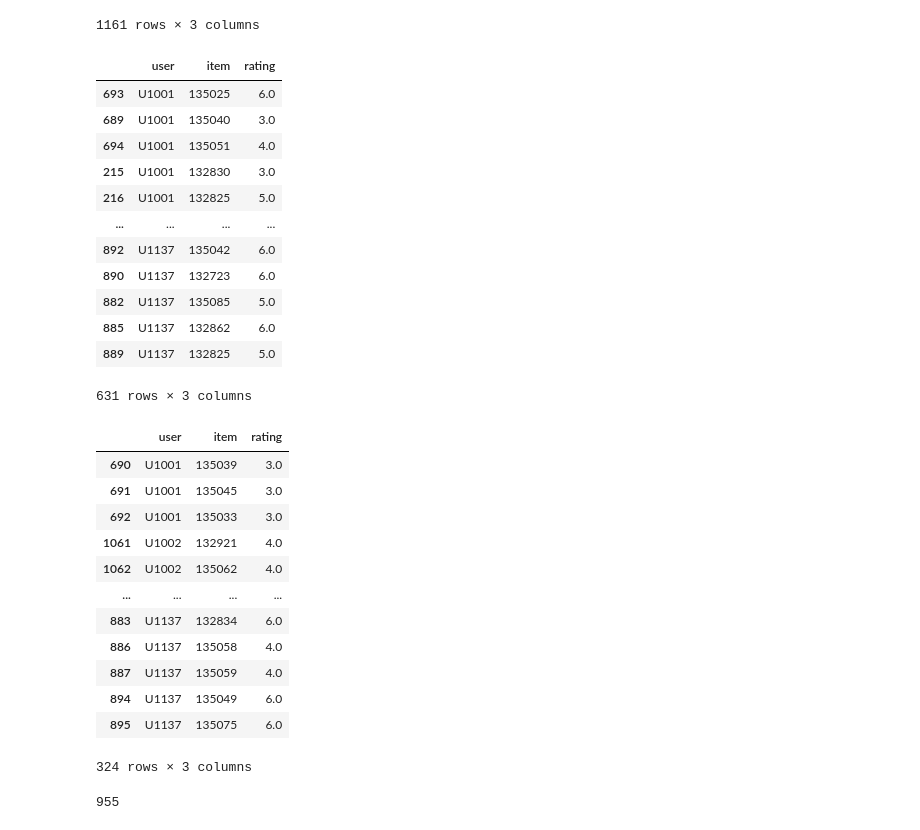
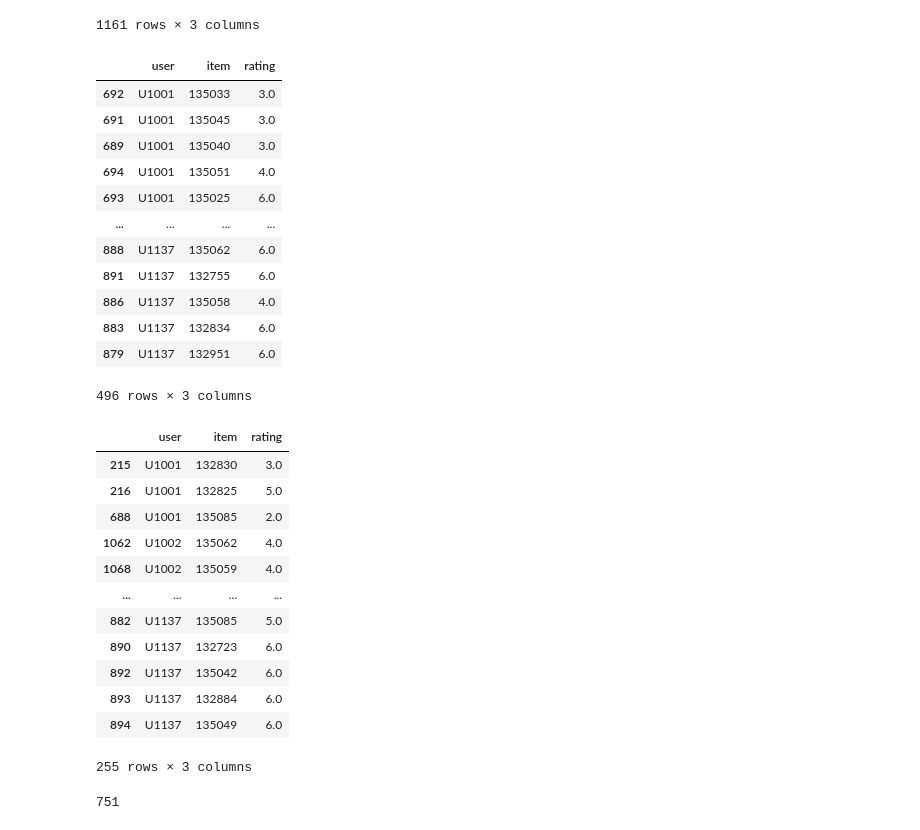
Before and after one commit to HusamAQ/RecSys_weRecommenaGrade10, a Jupyter notebook: notebooks/vector_based_recommendation.ipynb, the cells around one changed output. Saved outputs shown, nothing was run; the diff lists cells and outputs as text; code cells hidden in the pictures.

```diff
--- a/notebooks/vector_based_recommendation.ipynb
+++ b/notebooks/vector_based_recommendation.ipynb
@@ -89,35 +96,35 @@ distance_matrix
 # %%
 import we_recommend_a_grade_10.methods as mthds
 
-tr, ts = mthds.get_train_test_split()
+tr, ts = mthds.get_train_test_split(simple_Ratings[simple_Ratings.rating > 0])
 display(tr)
 display(ts)
 display(len(tr) + len(ts))
 # %% [output]
 |  | user | item | rating |
-| 693 | U1001 | 135025 | 6.0 |
+| 692 | U1001 | 135033 | 3.0 |
+| 691 | U1001 | 135045 | 3.0 |
 | 689 | U1001 | 135040 | 3.0 |
 | 694 | U1001 | 135051 | 4.0 |
-| 215 | U1001 | 132830 | 3.0 |
-| 216 | U1001 | 132825 | 5.0 |
+| 693 | U1001 | 135025 | 6.0 |
 | ... | ... | ... | ... |
-| 892 | U1137 | 135042 | 6.0 |
-| 890 | U1137 | 132723 | 6.0 |
-| 882 | U1137 | 135085 | 5.0 |
-| 885 | U1137 | 132862 | 6.0 |
-| 889 | U1137 | 132825 | 5.0 |
+| 888 | U1137 | 135062 | 6.0 |
+| 891 | U1137 | 132755 | 6.0 |
+| 886 | U1137 | 135058 | 4.0 |
+| 883 | U1137 | 132834 | 6.0 |
+| 879 | U1137 | 132951 | 6.0 |
-631 rows × 3 columns
+496 rows × 3 columns
 |  | user | item | rating |
-| 690 | U1001 | 135039 | 3.0 |
-| 691 | U1001 | 135045 | 3.0 |
-| 692 | U1001 | 135033 | 3.0 |
-| 1061 | U1002 | 132921 | 4.0 |
+| 215 | U1001 | 132830 | 3.0 |
+| 216 | U1001 | 132825 | 5.0 |
+| 688 | U1001 | 135085 | 2.0 |
 | 1062 | U1002 | 135062 | 4.0 |
+| 1068 | U1002 | 135059 | 4.0 |
 | ... | ... | ... | ... |
-| 883 | U1137 | 132834 | 6.0 |
-| 886 | U1137 | 135058 | 4.0 |
-| 887 | U1137 | 135059 | 4.0 |
+| 882 | U1137 | 135085 | 5.0 |
+| 890 | U1137 | 132723 | 6.0 |
+| 892 | U1137 | 135042 | 6.0 |
+| 893 | U1137 | 132884 | 6.0 |
 | 894 | U1137 | 135049 | 6.0 |
-| 895 | U1137 | 135075 | 6.0 |
-324 rows × 3 columns
+255 rows × 3 columns
-955
+751
```
Also changed, not shown: parts of 1 cell of this notebook, 1 other file.
